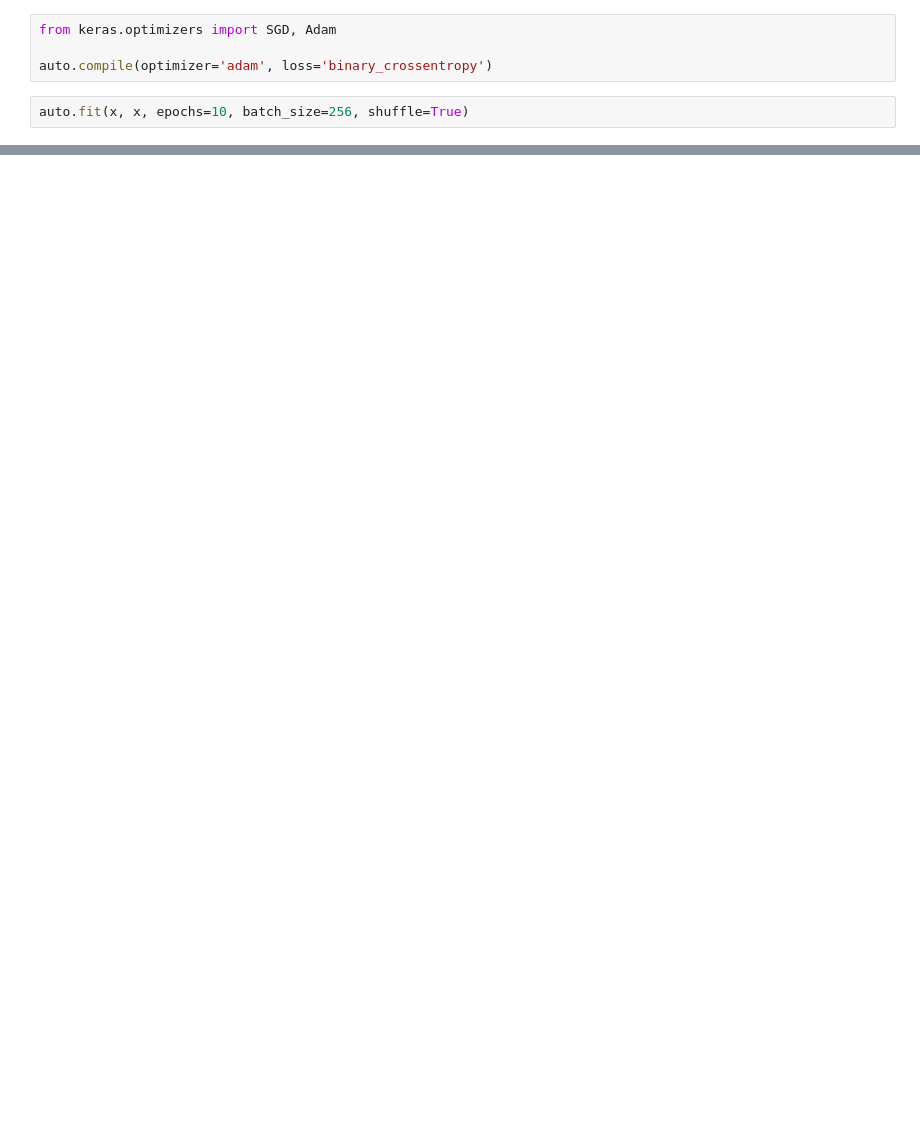
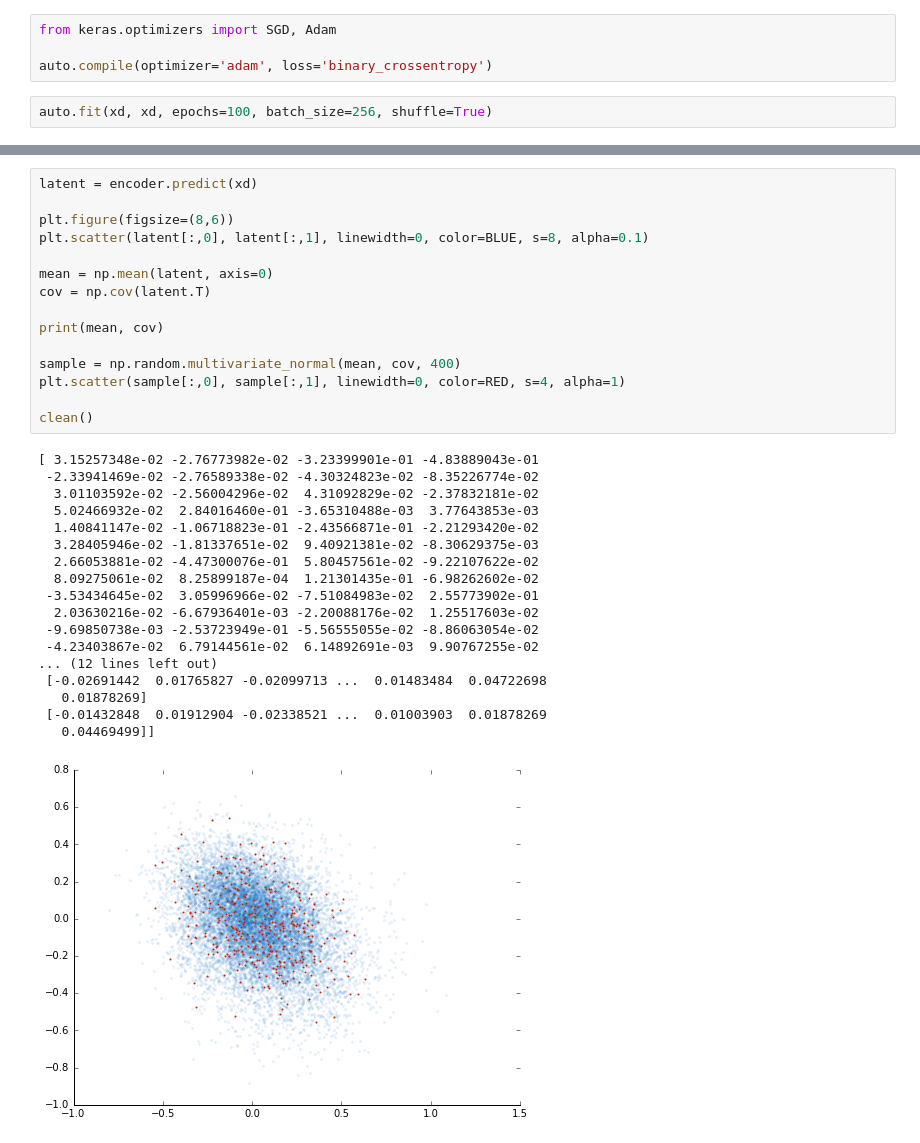
Before and after one commit to pbloem/machine-learning, a Jupyter notebook: code-samples/51 Deep Learning 2/Deep Learning.ipynb, the cells around one changed output, grey strips where cells are left out. Saved outputs shown, nothing was run; the diff lists cells and outputs as text; blank space fills up the shorter version.

```diff
--- a/code-samples/51 Deep Learning 2/Deep Learning.ipynb
+++ b/code-samples/51 Deep Learning 2/Deep Learning.ipynb
@@ -155,5 +176,5 @@ from keras.optimizers import SGD, Adam
 
 auto.compile(optimizer='adam', loss='binary_crossentropy')
 # %%
-auto.fit(x, x, epochs=10, batch_size=256, shuffle=True)
+auto.fit(xd, xd, epochs=100, batch_size=256, shuffle=True)
 # %% [output]
@@ -180,0 +199,34 @@ Epoch 10/10
+# %%
+latent = encoder.predict(xd)
+
+plt.figure(figsize=(8,6))
+plt.scatter(latent[:,0], latent[:,1], linewidth=0, color=BLUE, s=8, alpha=0.1)
+
+mean = np.mean(latent, axis=0)
+cov = np.cov(latent.T)
+
+print(mean, cov)
+
+sample = np.random.multivariate_normal(mean, cov, 400)
+plt.scatter(sample[:,0], sample[:,1], linewidth=0, color=RED, s=4, alpha=1)
+
+clean()
+# %% [output]
+[ 3.15257348e-02 -2.76773982e-02 -3.23399901e-01 -4.83889043e-01
+ -2.33941469e-02 -2.76589338e-02 -4.30324823e-02 -8.35226774e-02
+  3.01103592e-02 -2.56004296e-02  4.31092829e-02 -2.37832181e-02
+  5.02466932e-02  2.84016460e-01 -3.65310488e-03  3.77643853e-03
+  1.40841147e-02 -1.06718823e-01 -2.43566871e-01 -2.21293420e-02
+  3.28405946e-02 -1.81337651e-02  9.40921381e-02 -8.30629375e-03
+  2.66053881e-02 -4.47300076e-01  5.80457561e-02 -9.22107622e-02
+  8.09275061e-02  8.25899187e-04  1.21301435e-01 -6.98262602e-02
+ -3.53434645e-02  3.05996966e-02 -7.51084983e-02  2.55773902e-01
+  2.03630216e-02 -6.67936401e-03 -2.20088176e-02  1.25517603e-02
+ -9.69850738e-03 -2.53723949e-01 -5.56555055e-02 -8.86063054e-02
+ -4.23403867e-02  6.79144561e-02  6.14892691e-03  9.90767255e-02
+... (12 lines left out)
+ [-0.02691442  0.01765827 -0.02099713 ...  0.01483484  0.04722698
+   0.01878269]
+ [-0.01432848  0.01912904 -0.02338521 ...  0.01003903  0.01878269
+   0.04469499]]
+[figure, added]
```
Also changed, not shown: parts of 7 cells of this notebook.
